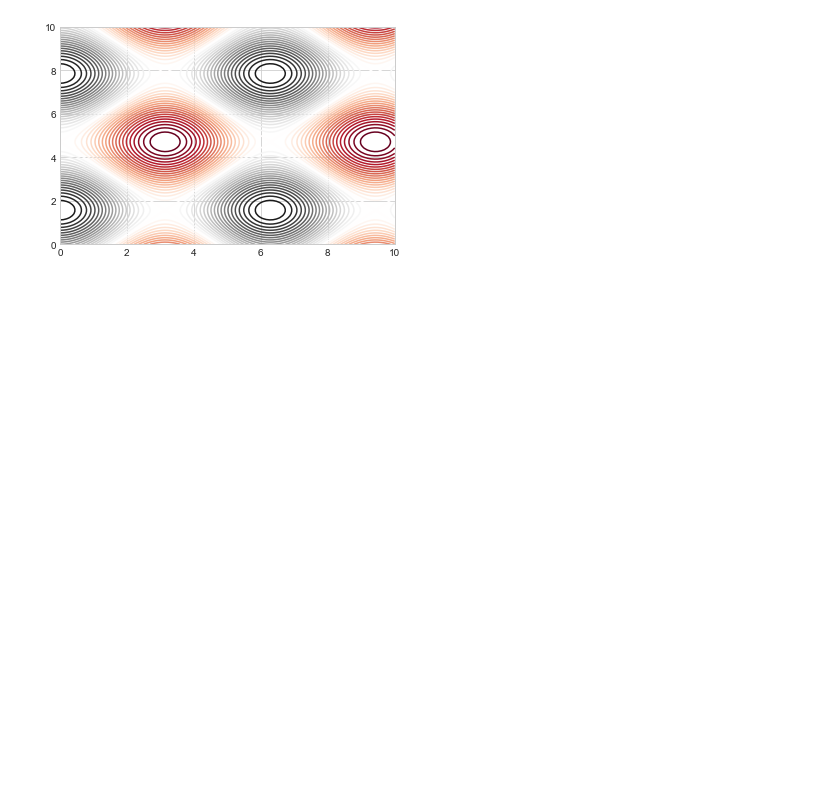
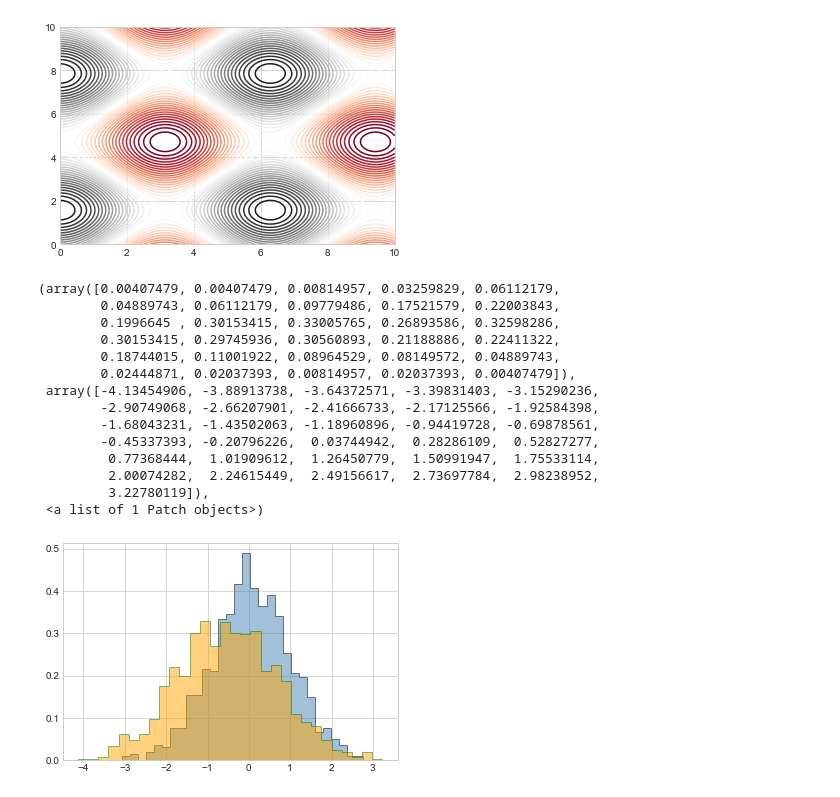
Before and after one commit to BenjaminPhillips22/Python-Data-Science-Handbook, a Jupyter notebook: Simple Line Plots.ipynb, the cells around one changed output. Cells and saved outputs as stored; diff of their text form; code cells hidden in the pictures; blank space fills up the shorter version.

Commit message:
hist

```diff
--- a/Simple Line Plots.ipynb
+++ b/Simple Line Plots.ipynb
@@ -87,3 +87,29 @@ ax.contour(X, Y, Z, 40, cmap='RdGy')
 # %% [output]
 <matplotlib.contour.QuadContourSet at 0x...>
 [figure]
+# %%
+# histogram
+x1 = np.random.normal(0, 1, 1000)
+x2 = np.random.normal(-0.5, 1.2, 1000)
+ax = plt.axes()
+ax.hist(x1, bins=30, normed=True, alpha=0.5,
+         histtype='stepfilled', color='steelblue',
+         edgecolor='black')
+ax.hist(x2, bins=30, normed=True, alpha=0.5, histtype='stepfilled',
+         color='orange', edgecolor='green')
+# %% [output]
+(array([0.00407479, 0.00407479, 0.00814957, 0.03259829, 0.06112179,
+        0.04889743, 0.06112179, 0.09779486, 0.17521579, 0.22003843,
+        0.1996645 , 0.30153415, 0.33005765, 0.26893586, 0.32598286,
+        0.30153415, 0.29745936, 0.30560893, 0.21188886, 0.22411322,
+        0.18744015, 0.11001922, 0.08964529, 0.08149572, 0.04889743,
+        0.02444871, 0.02037393, 0.00814957, 0.02037393, 0.00407479]),
+ array([-4.13454906, -3.88913738, -3.64372571, -3.39831403, -3.15290236,
+        -2.90749068, -2.66207901, -2.41666733, -2.17125566, -1.92584398,
+        -1.68043231, -1.43502063, -1.18960896, -0.94419728, -0.69878561,
+        -0.45337393, -0.20796226,  0.03744942,  0.28286109,  0.52827277,
+         0.77368444,  1.01909612,  1.26450779,  1.50991947,  1.75533114,
+         2.00074282,  2.24615449,  2.49156617,  2.73697784,  2.98238952,
+         3.22780119]),
+ <a list of 1 Patch objects>)
+[figure, added]
```
